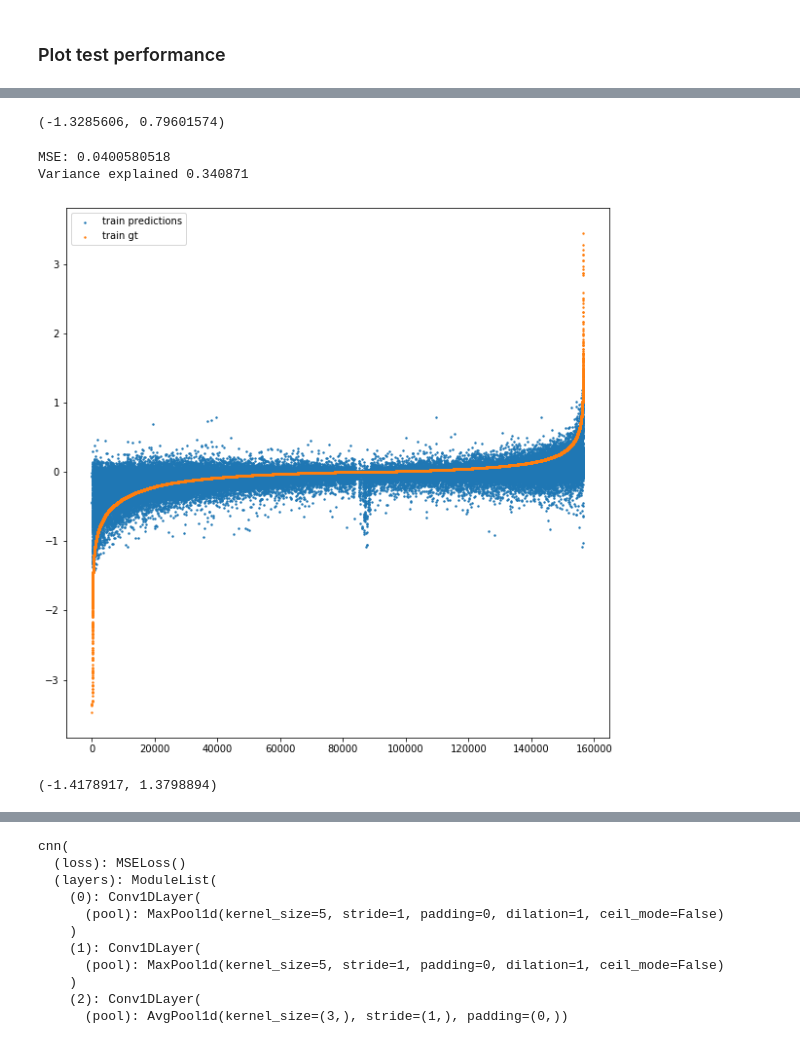
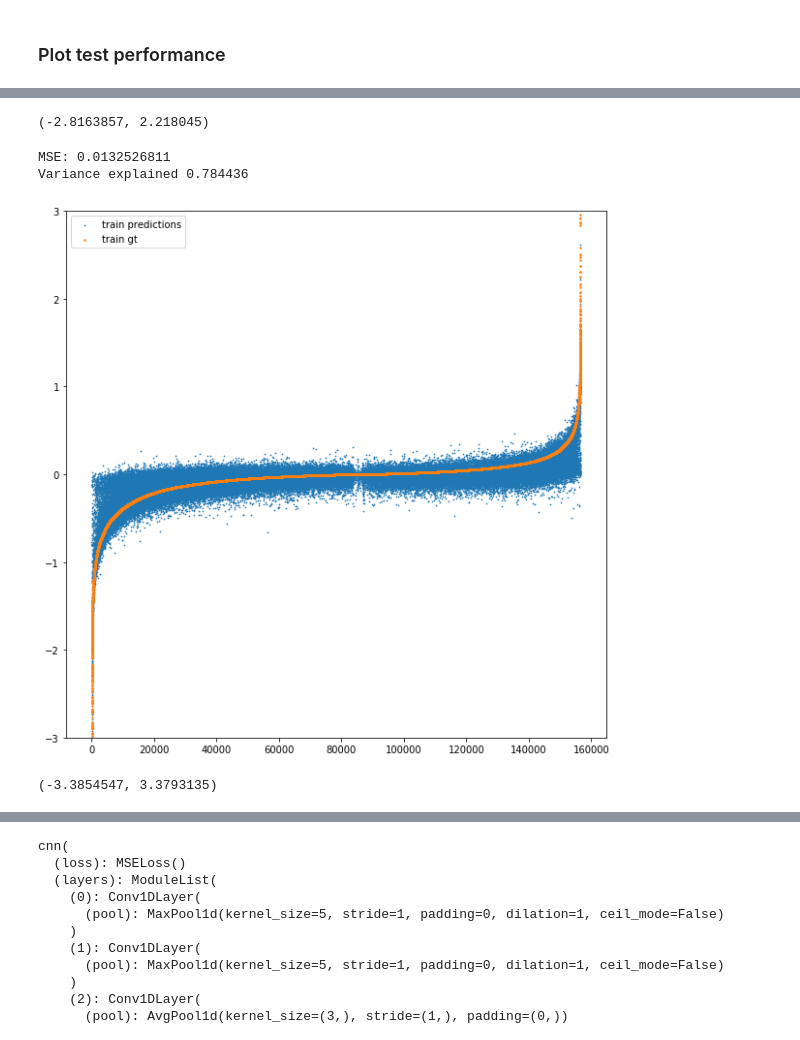
Before and after one commit to YoungseogChung/NNKit, a Jupyter notebook: notebooks/plot_test_predictions.ipynb, the cells around one changed output, grey strips where cells are left out. Saved outputs shown, nothing was run; the diff lists cells and outputs as text; code cells hidden in the pictures.

```diff
--- a/notebooks/plot_test_predictions.ipynb
+++ b/notebooks/plot_test_predictions.ipynb
@@ -21,11 +24,11 @@ from run import load_model
 ## Set options
 # %%
 # runid = 'fc_delta_full_pinj'
-runid = 'cnn_delta_full_pinj_clean'
+runid = 'cnn_delta_full_pinj_clean2'
 
 dataset = 'cnn_delta_full_pinj_clean'
 
-ep = 180
+ep = 990
 plot_train = True
 device = 'cuda:7'
 train_batch = 1024
@@ -183,30 +186,31 @@ Variance explained 0.277577
 # %%
 test_preds.min(), test_preds.max()
 # %% [output]
-(-1.3285606, 0.79601574)
+(-2.8163857, 2.218045)
 # %%
-plt.scatter(np.arange(num_train), sorted_train_preds, label='train predictions', s=2)
+plt.scatter(np.arange(num_train), sorted_train_preds, label='train predictions', s=0.5)
 plt.scatter(np.arange(num_train), sorted_train_y, label='train gt', s=2)
 curr_MSE = np.mean((sorted_train_preds - sorted_train_y)**2)
 print('MSE: {0:.10f}'.format(curr_MSE))
 curr_var_exp = var_exp(sorted_train_y, sorted_train_preds)
 print('Variance explained {0:.6f}'.format(curr_var_exp))
 plt.legend()
 fig = plt.gcf()
 fig.set_size_inches(10,10)
 
 # # first 100
 # plt.xlim(0,100)
 # last 100
 # plt.xlim(num_train-100, num_train)
 # plt.ylim(-1.2, 1.2)
+plt.ylim(-3, 3)
 
 plt.show()
 # %% [output]
-MSE: 0.0400580518
-Variance explained 0.340871
+MSE: 0.0132526811
+Variance explained 0.784436
-[figure, old version]
+[figure, new version]
 # %%
 sorted_train_preds.min(), sorted_train_preds.max()
 # %% [output]
-(-1.4178917, 1.3798894)
+(-3.3854547, 3.3793135)
```
Also changed, not shown: parts of 11 cells of this notebook, 24 other files.
